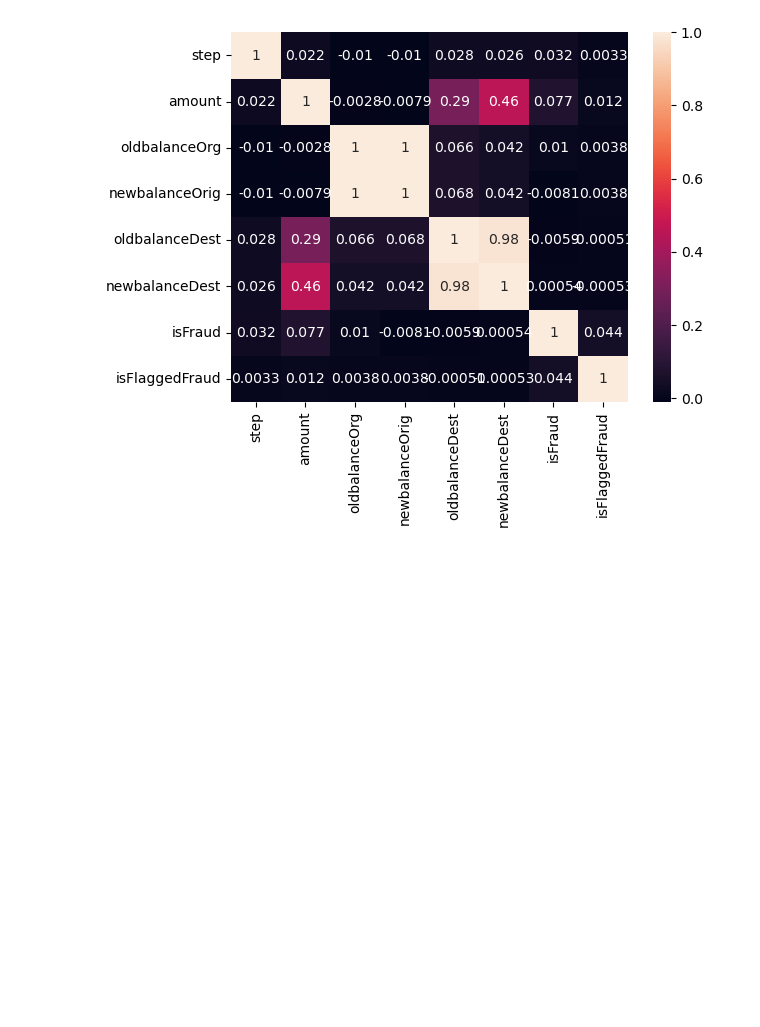
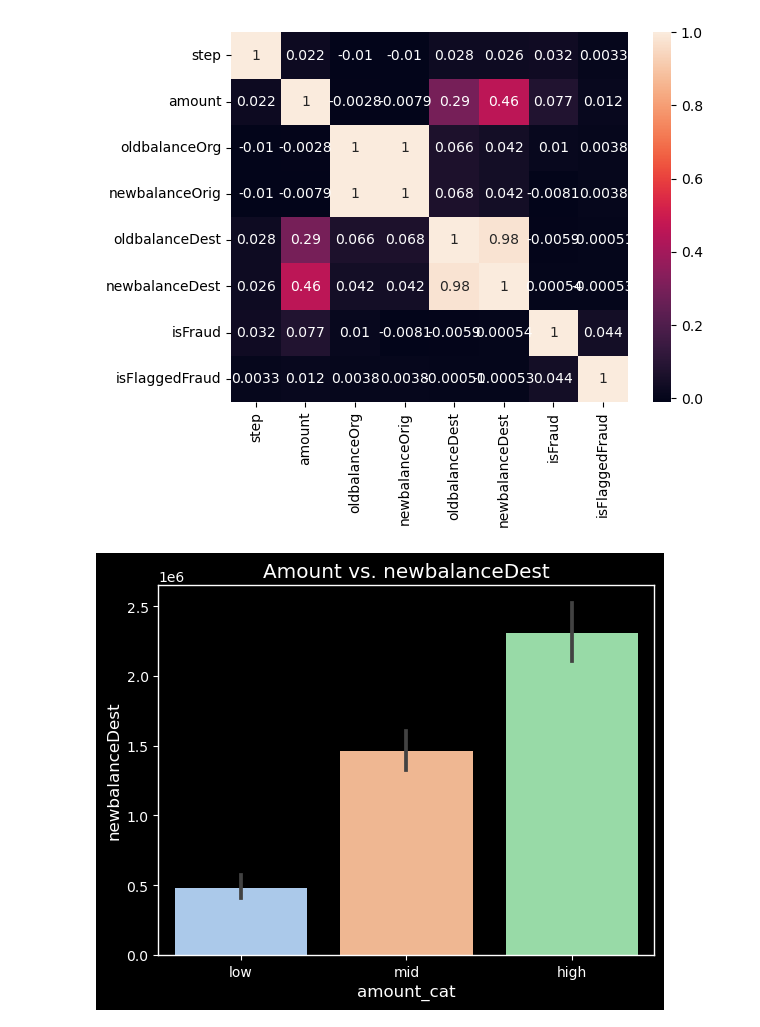
Before and after one commit to bakasheddy/ConCop, a Jupyter notebook: Notebook.ipynb, the cells around one changed output. Saved outputs shown, nothing was run; the diff lists cells and outputs as text; code cells hidden in the pictures; blank space fills up the shorter version.

```diff
--- a/Notebook.ipynb
+++ b/Notebook.ipynb
@@ -75,3 +80,28 @@ sns.heatmap(df.corr(), annot = True)
 # %% [output]
 <AxesSubplot:>
 [figure]
+# %%
+# Define the thresholds for high, mid, and low balance
+high_threshold = df['amount'].quantile(0.75)
+mid_threshold = df['amount'].quantile(0.5)
+low_threshold = df['amount'].quantile(0.25)
+
+# Define a function to categorize the balance column
+def categorize_balance(balance):
+    if balance >= high_threshold:
+        return 'high'
+    elif balance >= mid_threshold:
+        return 'mid'
+    else:
+        return 'low'
+
+# Create a new column called balance_category by applying the categorize_balance function to the balance column
+df['amount_cat'] = df['amount'].apply(categorize_balance)
+# %%
+sns.barplot(data = df.sample(5000), x= 'amount_cat', y = 'newbalanceDest', palette='pastel')
+plt.title('Amount vs. newbalanceDest')
+plt.style.use('ggplot')
+plt.grid(visible=False)
+plt.style.use('dark_background')
+# %% [output]
+[figure, added]
```
Also changed, not shown: parts of 1 cell of this notebook.
